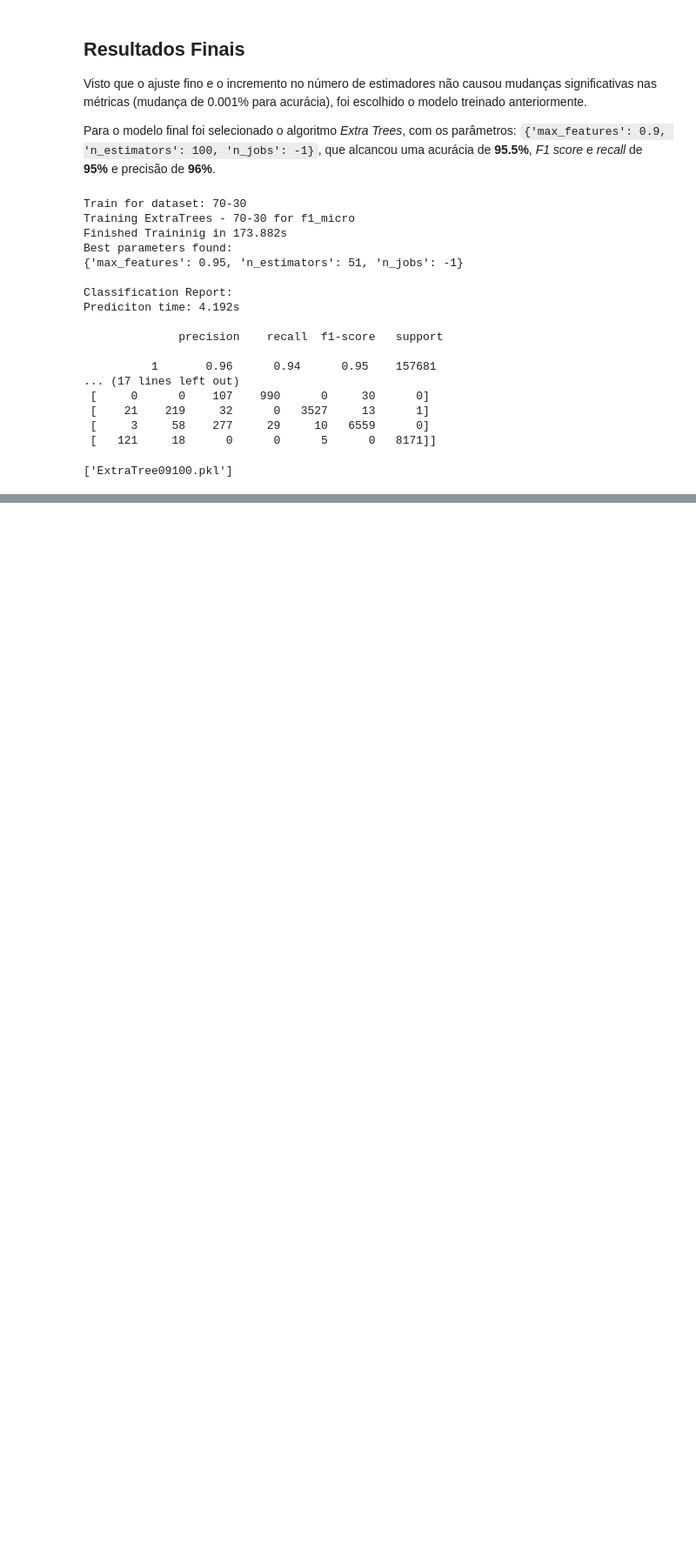
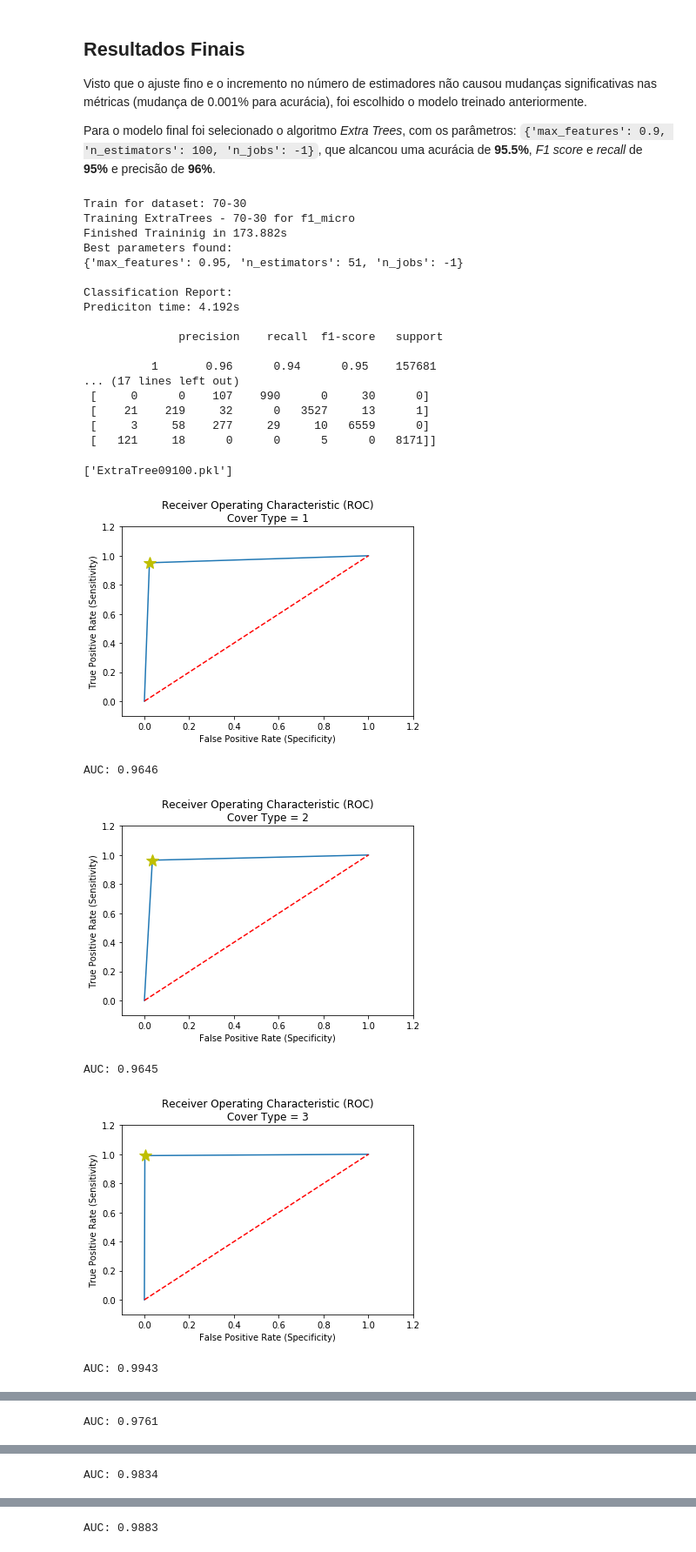
Before and after one commit to Machine-Learning-FGA/ForestCover-Problem, a Jupyter notebook: Modeling.ipynb, the cells around one changed output, grey strips where cells are left out. Shown at 87% size. Drawn from its saved outputs; the diff is of its cells as text; code cells hidden in the pictures; blank space fills up the shorter version.

Commit message:
Add ROC Curve graphs to final model

```diff
--- a/Modeling.ipynb
+++ b/Modeling.ipynb
@@ -498,3 +506,49 @@ Prediciton time: 4.192s
  [     3     58    277     29     10   6559      0]
  [   121     18      0      0      5      0   8171]]
 ['ExtraTree09100.pkl']
+# %%
+from sklearn.metrics import roc_curve, auc
+
+def Find_Optimal_Cutoff(target, predicted):
+    fpr, tpr, threshold = roc_curve(target, predicted)
+    i = np.arange(len(tpr))
+    roc = pd.DataFrame({'fpr':fpr, 'tpr':tpr,
+                        'tf' : pd.Series(tpr-(1-fpr), index=i),
+                        'threshold' : pd.Series(threshold, index=i)})
+    roc_t = roc.ix[(roc.tf-0).abs().argsort()[:1]]
+
+    return list(roc_t['threshold']), roc_t['fpr'], roc_t['tpr']
+# %%
+%matplotlib inline
+y_pred = final[0][2].predict(X_test)
+
+for i in range(1, 8):
+    y_test_i = y_test.copy()
+    y_test_i[y_test_i != i] = 0
+    y_test_i[y_test_i == i] = 1
+
+    y_pred_i = y_pred.copy()
+    y_pred_i[y_pred_i != i] = 0
+    y_pred_i[y_pred_i == i] = 1
+
+    false_positive_rate, true_positive_rate, thresholds = roc_curve(y_test_i, y_pred_i)
+    plt.title('Receiver Operating Characteristic (ROC)\nCover Type = {}'.format(i))
+    plt.plot(false_positive_rate, true_positive_rate)
+    optimal_threshold = Find_Optimal_Cutoff(y_test_i, y_pred_i)
+    plt.plot(optimal_threshold[1].iloc[0], optimal_threshold[2].iloc[0], 'y*', ms=15)
+    plt.plot([0,1],[0,1],'r--')
+    plt.xlim([-0.1,1.2])
+    plt.ylim([-0.1,1.2])
+    plt.ylabel('True Positive Rate (Sensitivity)')
+    plt.xlabel('False Positive Rate (Specificity)')
+    plt.show()
+
+    roc_auc = auc(false_positive_rate, true_positive_rate)
+    print('AUC: {:.4f}'.format(roc_auc))
+# %% [output]
+[figure, added]
+AUC: 0.9646
+[figure, added]
+AUC: 0.9645
+[figure, added]
+AUC: 0.9943
@@ -500,0 +556 @@ Prediciton time: 4.192s
+AUC: 0.9761
@@ -500,0 +558 @@ Prediciton time: 4.192s
+AUC: 0.9834
@@ -500,0 +560 @@ Prediciton time: 4.192s
+AUC: 0.9883
```
Also changed, not shown: parts of 3 cells of this notebook.
